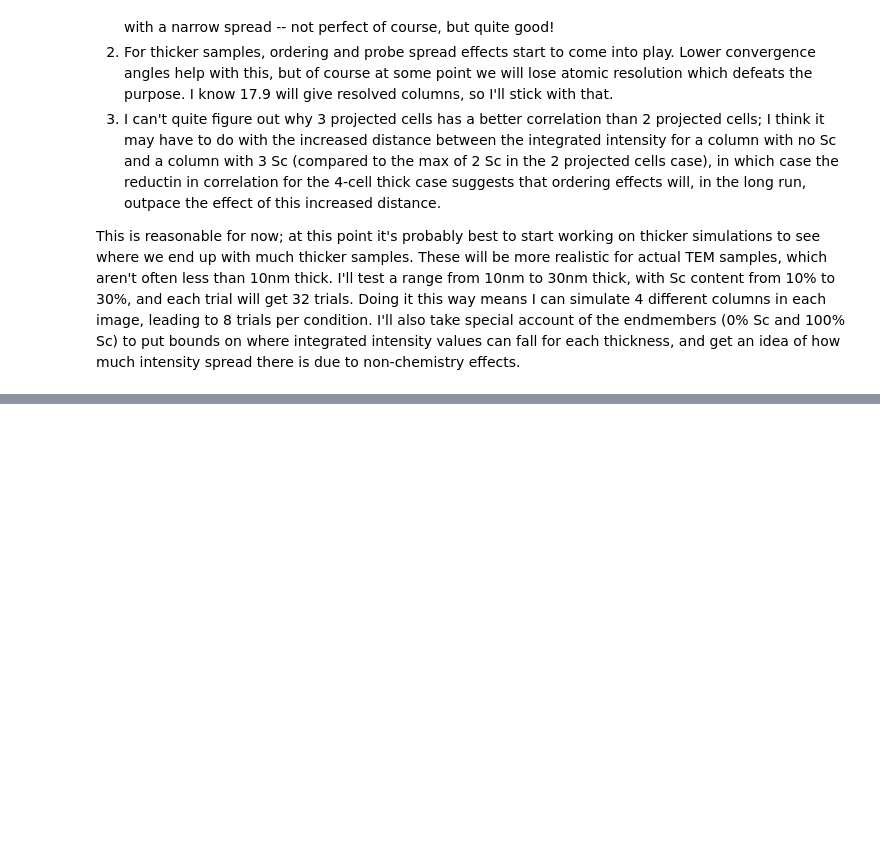
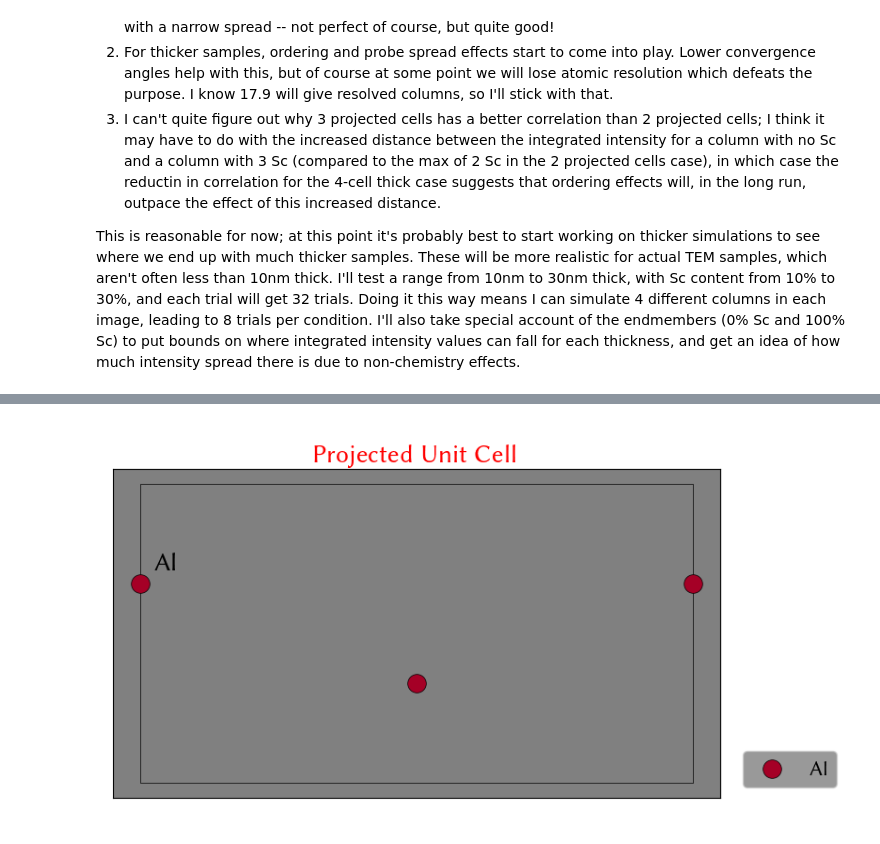
Before and after one commit to realitychemist/abtem_scripts, a Jupyter notebook: alscn_intensity_mapping_tests.ipynb, the cells around one changed output, grey strips where cells are left out. Cells and saved outputs as stored; diff of their text form; code cells hidden in the pictures; blank space fills up the shorter version.

```diff
--- a/alscn_intensity_mapping_tests.ipynb
+++ b/alscn_intensity_mapping_tests.ipynb
@@ -292,0 +371,12 @@ for cm, cond, model, seed in zip(chopped_models, conditions, thick_models, seeds
+# %%
+# WARNING: Som of the SingleOrigin variable names (e.g. "uc") are going to be overwritten, so be careful!
+
+cif_path = r"C:\Users\charles\Documents\AlScN\raw\AlN.cif"
+uc = so.UnitCell(cif_path)
+
+za = [1, 1, 0]  # Zone axis direction
+a2 = [0, 0, -1]  # Apparent horizontal axis in projection
+a3 = [1, -1, 0]  # Most vertical axis in projection
+
+uc.project_zone_axis(za, a2, a3, ignore_elements=["N"])
+uc.combine_prox_cols()
@@ -292,0 +397,4 @@ for cm, cond, model, seed in zip(chopped_models, conditions, thick_models, seeds
+# %%
+uc.plot_unit_cell()
+# %% [output]
+[figure, added]
```
Also changed, not shown: parts of 19 cells of this notebook, 5 other files.
